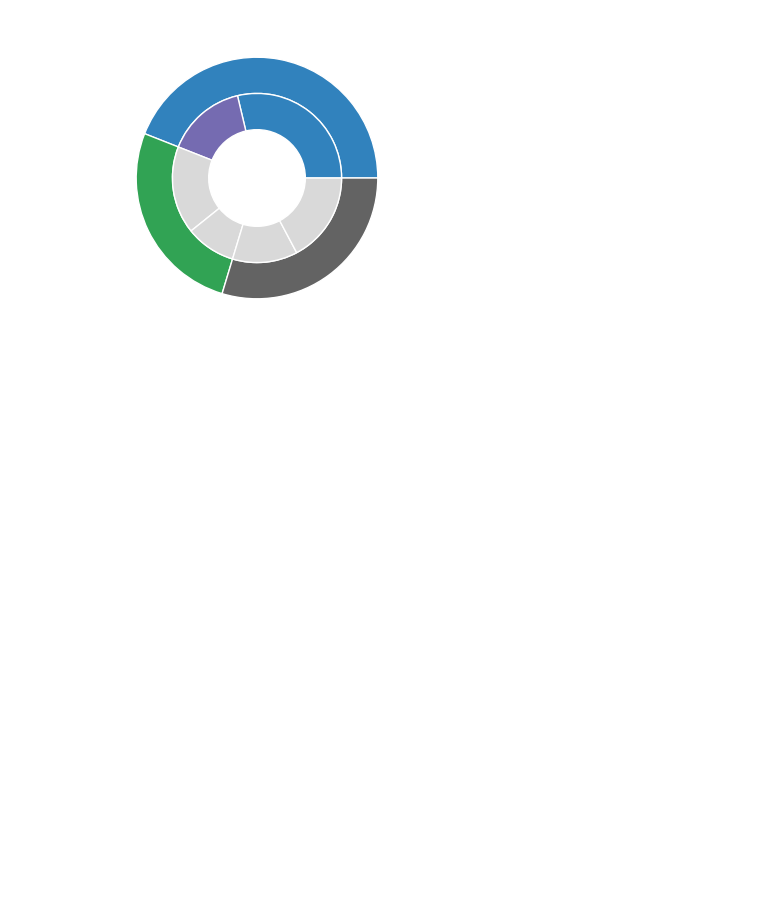
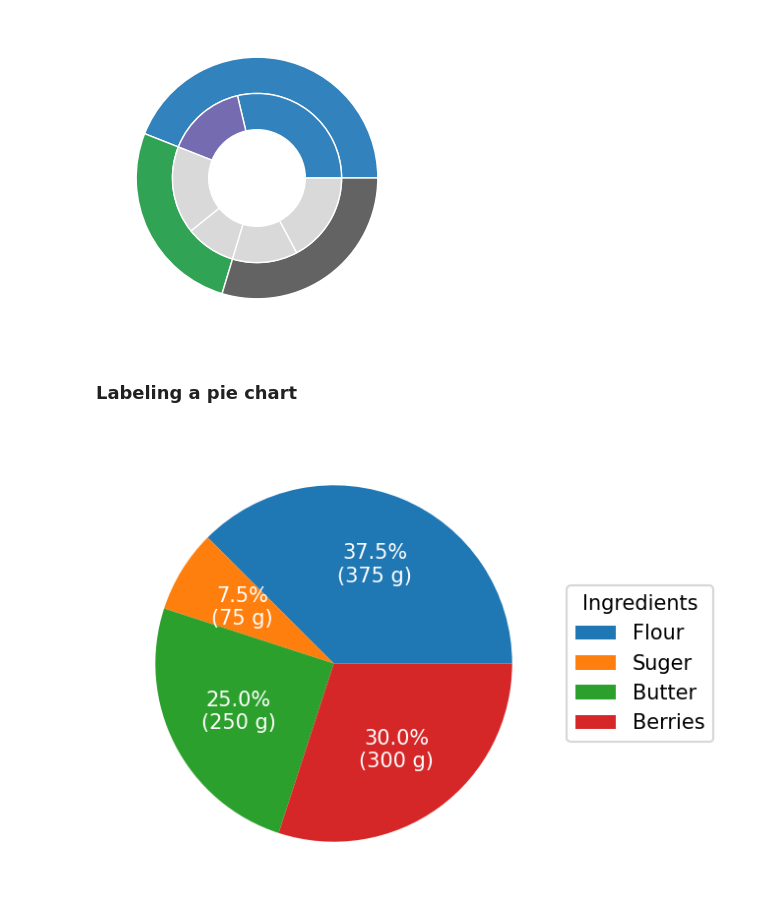
Before and after one commit to caiquemiranda/data-visualization-python, a Jupyter notebook: 05-matplotlib.ipynb, the cells around one changed output. Drawn from its saved outputs; the diff is of its cells as text; code cells hidden in the pictures; blank space fills up the shorter version.

Commit message:
labeling-pie-chart

```diff
--- a/05-matplotlib.ipynb
+++ b/05-matplotlib.ipynb
@@ -328,3 +328,29 @@ ax.pie(vals_flat,
                         edgecolor= 'w'));
 # %% [output]
 [figure]
+# %% [markdown]
+### Labeling a pie chart
+# %%
+fig, ax= plt.subplots(dpi= 150)
+recipe= ['375 g Flour', '75 g Suger', '250 g Butter', '300 g Berries']
+
+data= [ float(x.split(' ')[0]) for x in recipe]
+ingredients= [ x.split(' ')[-1] for x in recipe]
+
+def func(pct, vals):
+    absolute= int(pct/ 100.* np.sum(vals))
+    return '{:.1f}%\n({:d} g)'.format(pct, absolute)
+
+wedges, texts, autotextes= ax.pie(data,
+                                  autopct= lambda pct: func(pct, data),
+                                  textprops= dict(color= 'w'))
+
+ax.legend(wedges,
+          ingredients,
+          title= 'Ingredients',
+          loc= 'center left',
+          bbox_to_anchor= (1, 0, 1, 1))
+
+plt.show();
+# %% [output]
+[figure, added]
```
